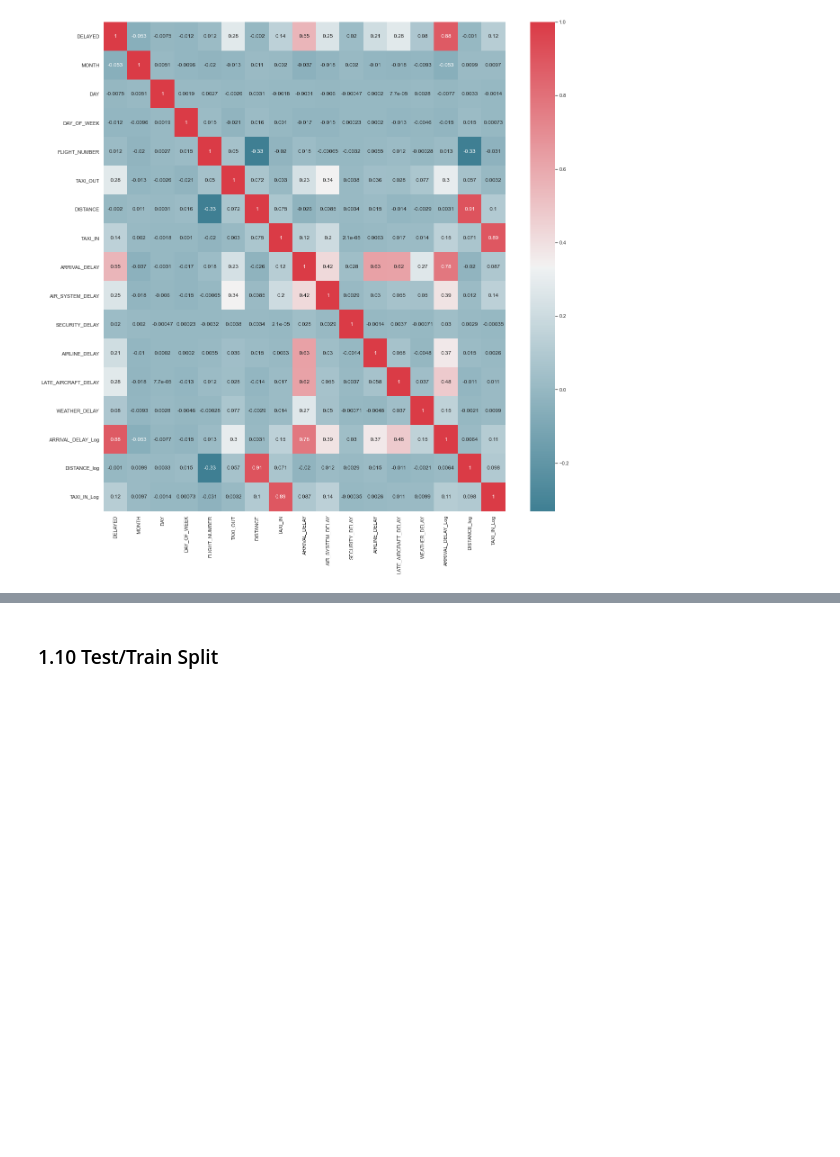
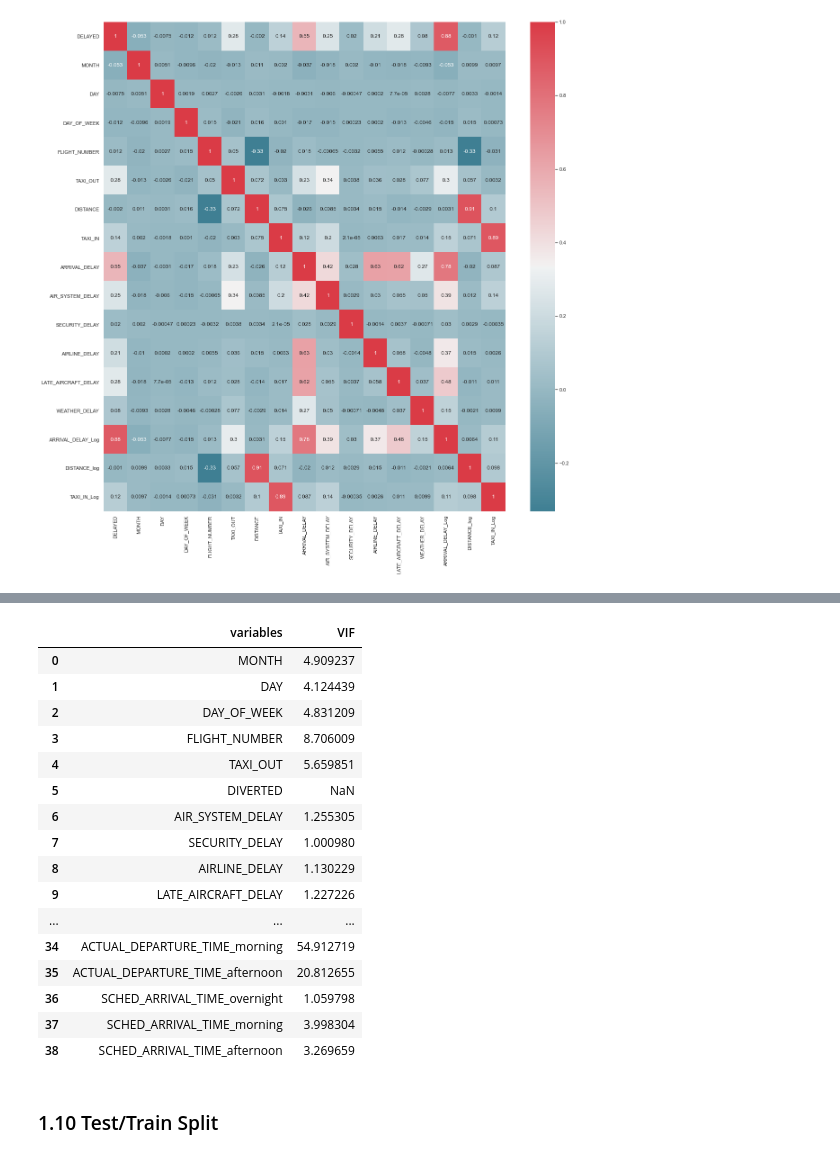
Before and after one commit to mattfarrow1/7331-machine-learning-1, a Jupyter notebook: Labs/MiniProject_Group4.ipynb, the cells around one changed output, grey strips where cells are left out. Saved outputs shown, nothing was run; the diff lists cells and outputs as text; code cells hidden in the pictures; blank space fills up the shorter version.

```diff
--- a/Labs/MiniProject_Group4.ipynb
+++ b/Labs/MiniProject_Group4.ipynb
@@ -510,0 +576,6 @@ df_OHE = df_OHE.drop(columns = col_to_drop3)
+# %%
+# Drop the remaining highly correlated variables DISTANCE, TAXI_IN, ARRIVAL_DELAY, and ARRIVAL_DELAY_Log
+col_to_drop4 = ['AIRLINE_CODE_WN', 'SCHED_DEPARTURE_TIME_evening', 'ACTUAL_DEPARTURE_TIME_evening', 'SCHED_ARRIVAL_TIME_evening']
+df_OHE = df_OHE.drop(columns = col_to_drop4)
+
+df_OHE.info()
@@ -510,0 +600,21 @@ df_OHE = df_OHE.drop(columns = col_to_drop3)
+# %%
+%%time
+# Re-run our VIF code
+# Calculate the VIF
+# Source: https://www.analyticsvidhya.com/blog/2020/03/what-is-multicollinearity/
+
+# Import library for VIF
+from statsmodels.stats.outliers_influence import variance_inflation_factor
+
+def calc_vif(X):
+
+    # Calculating VIF
+    vif = pd.DataFrame()
+    vif["variables"] = X.columns
+    vif["VIF"] = [variance_inflation_factor(X.values, i) for i in range(X.shape[1])]
+
+    return(vif)
+
+X = df_OHE.iloc[:,:-13] # 13 is the current location of the "Delayed" response variable
+calc_vif(X)
+# %% [output]
@@ -510,0 +623,17 @@ df_OHE = df_OHE.drop(columns = col_to_drop3)
+|  | variables | VIF |
+| 0 | MONTH | 4.909237 |
+| 1 | DAY | 4.124439 |
+| 2 | DAY_OF_WEEK | 4.831209 |
+| 3 | FLIGHT_NUMBER | 8.706009 |
+| 4 | TAXI_OUT | 5.659851 |
+| 5 | DIVERTED | NaN |
+| 6 | AIR_SYSTEM_DELAY | 1.255305 |
+| 7 | SECURITY_DELAY | 1.000980 |
+| 8 | AIRLINE_DELAY | 1.130229 |
+| 9 | LATE_AIRCRAFT_DELAY | 1.227226 |
+| ... | ... | ... |
+| 34 | ACTUAL_DEPARTURE_TIME_morning | 54.912719 |
+| 35 | ACTUAL_DEPARTURE_TIME_afternoon | 20.812655 |
+| 36 | SCHED_ARRIVAL_TIME_overnight | 1.059798 |
+| 37 | SCHED_ARRIVAL_TIME_morning | 3.998304 |
+| 38 | SCHED_ARRIVAL_TIME_afternoon | 3.269659 |
```
Also changed, not shown: parts of 27 cells of this notebook.
